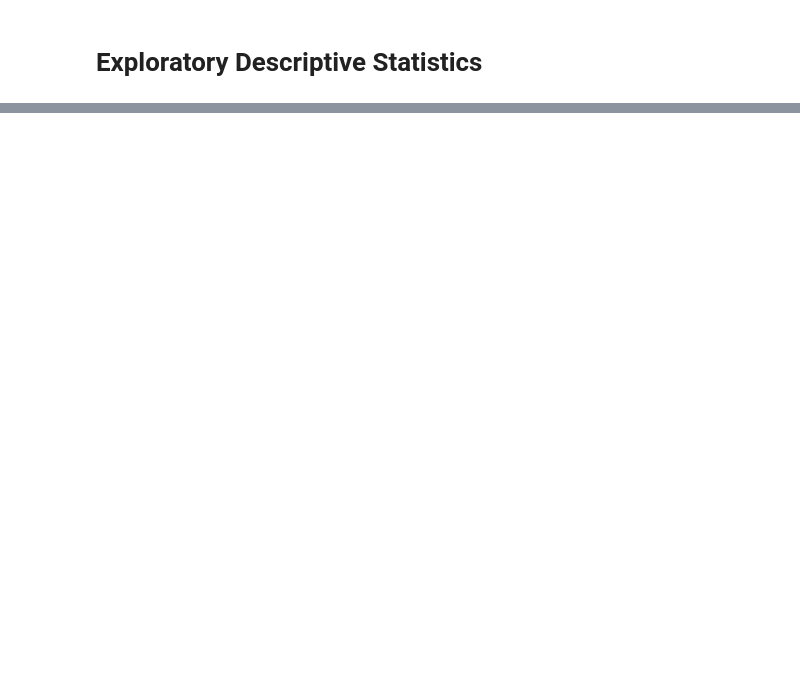
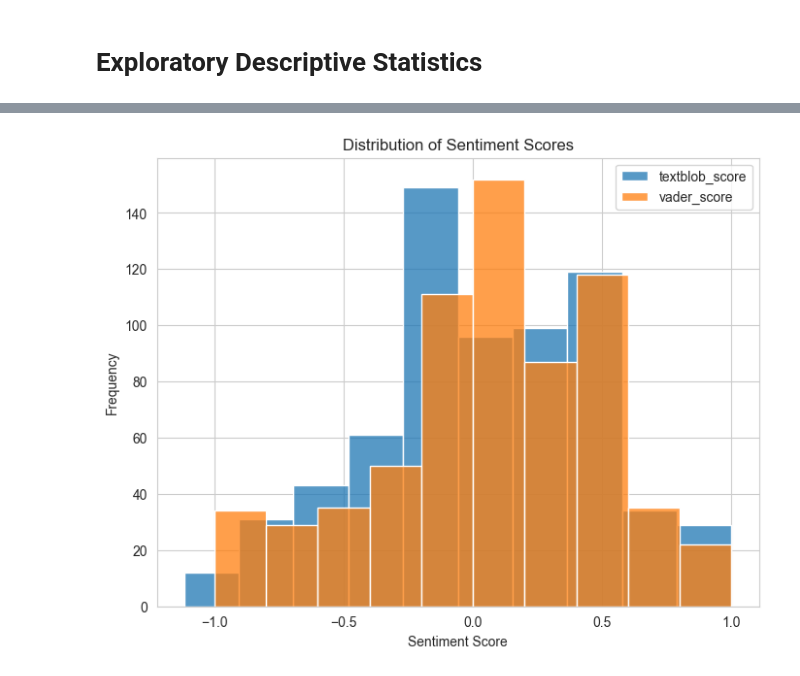
Before and after one commit to celinargy/celinargy.github.io, a Jupyter notebook: notebooks/Sentiment.ipynb, the cells around one changed output, grey strips where cells are left out. Saved outputs shown, nothing was run; the diff lists cells and outputs as text; code cells hidden in the pictures; blank space fills up the shorter version.

```diff
--- a/notebooks/Sentiment.ipynb
+++ b/notebooks/Sentiment.ipynb
@@ -829,0 +488,17 @@ topic
+# %%
+import seaborn as sns
+
+# Set style and context for seaborn
+sns.set_style('whitegrid')
+
+# Plot histogram for 'textblob_score' and 'vader_score'
+plt.figure(figsize=(8, 6))
+sns.histplot(data=df, x='textblob_score', bins=10, label='textblob_score')
+sns.histplot(data=df, x='vader_score', bins=10, label='vader_score')
+plt.xlabel('Sentiment Score')
+plt.ylabel('Frequency')
+plt.title('Distribution of Sentiment Scores')
+plt.legend()
+plt.show()
+# %% [output]
+[figure, added]
```
Also changed, not shown: parts of 57 cells of this notebook, 10 other files.
